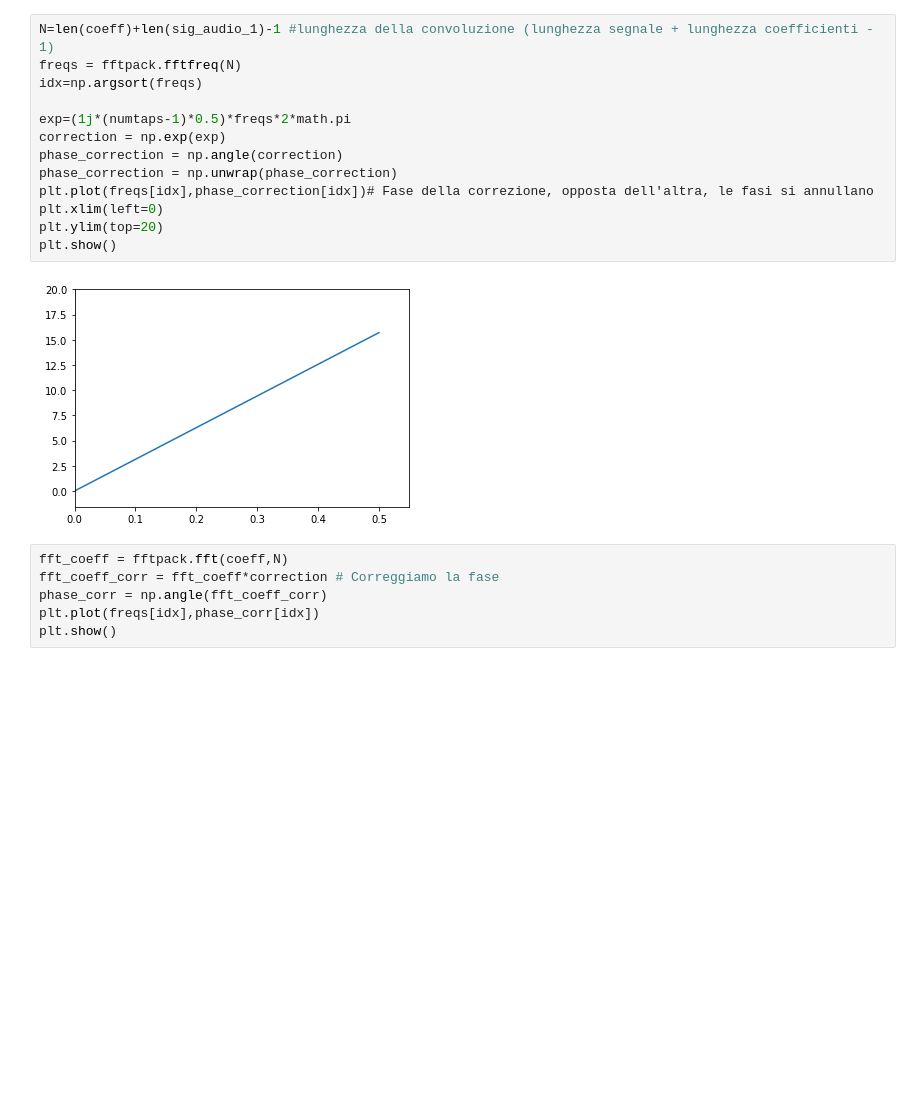
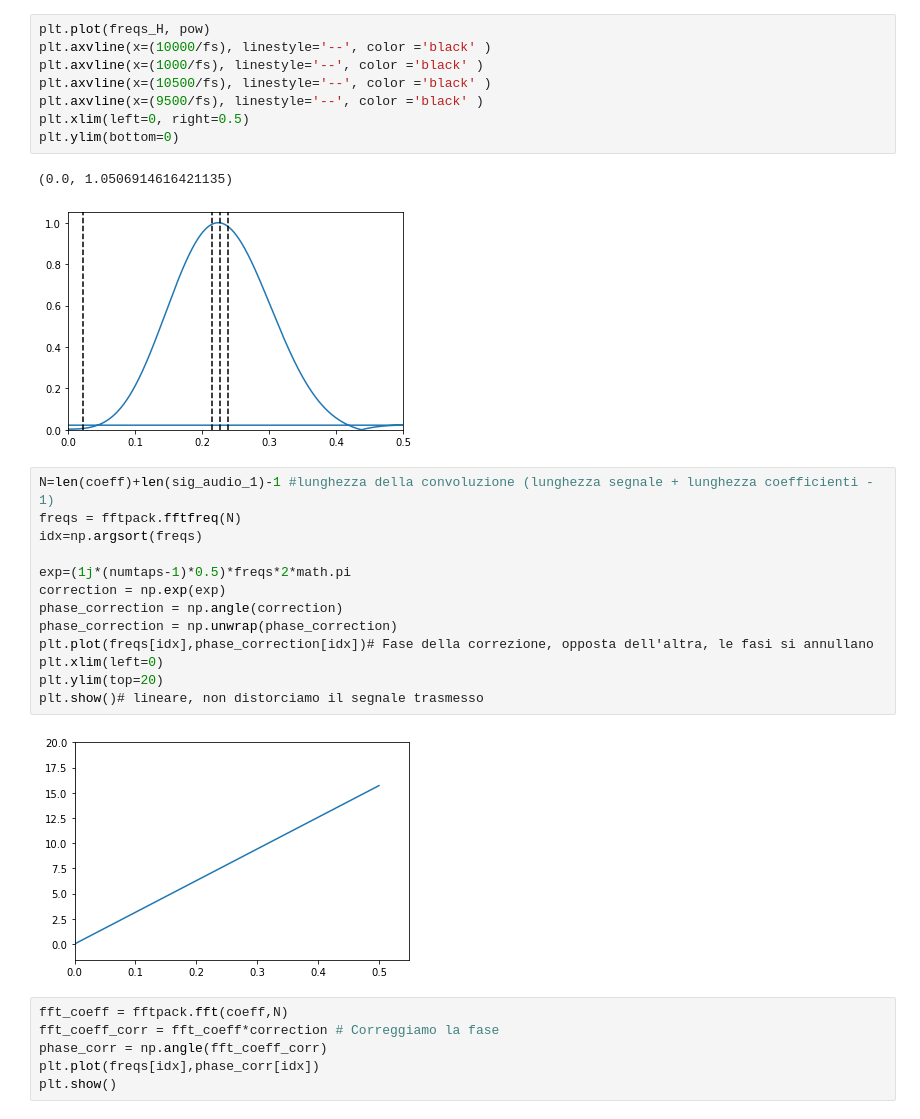
Before and after one commit to GiacomoFrn/MAPD_modA, a Jupyter notebook: python_part.ipynb, the cells around one changed output. Saved outputs shown, nothing was run; the diff lists cells and outputs as text; blank space fills up the shorter version.

```diff
--- a/python_part.ipynb
+++ b/python_part.ipynb
@@ -70,3 +73,14 @@ freq_sample_2, sig_audio_2 = wavfile.read("1kHz_44100Hz_16bit_05sec.wav")
+# %%
+plt.plot(freqs_H, pow)
+plt.axvline(x=(10000/fs), linestyle='--', color ='black' )
+plt.axvline(x=(1000/fs), linestyle='--', color ='black' )
+plt.axvline(x=(10500/fs), linestyle='--', color ='black' )
+plt.axvline(x=(9500/fs), linestyle='--', color ='black' )
+plt.xlim(left=0, right=0.5)
+plt.ylim(bottom=0)
+# %% [output]
+(0.0, 1.0506914616421135)
+[figure, added]
 # %%
 N=len(coeff)+len(sig_audio_1)-1 #lunghezza della convoluzione (lunghezza segnale + lunghezza coefficienti - 1)
 freqs = fftpack.fftfreq(N)
@@ -79,7 +93,7 @@ phase_correction = np.unwrap(phase_correction)
 plt.plot(freqs[idx],phase_correction[idx])# Fase della correzione, opposta dell'altra, le fasi si annullano
 plt.xlim(left=0)
 plt.ylim(top=20)
-plt.show()
+plt.show()# lineare, non distorciamo il segnale trasmesso
 # %% [output]
 [figure]
 # %%
```
Also changed, not shown: parts of 4 cells of this notebook.
